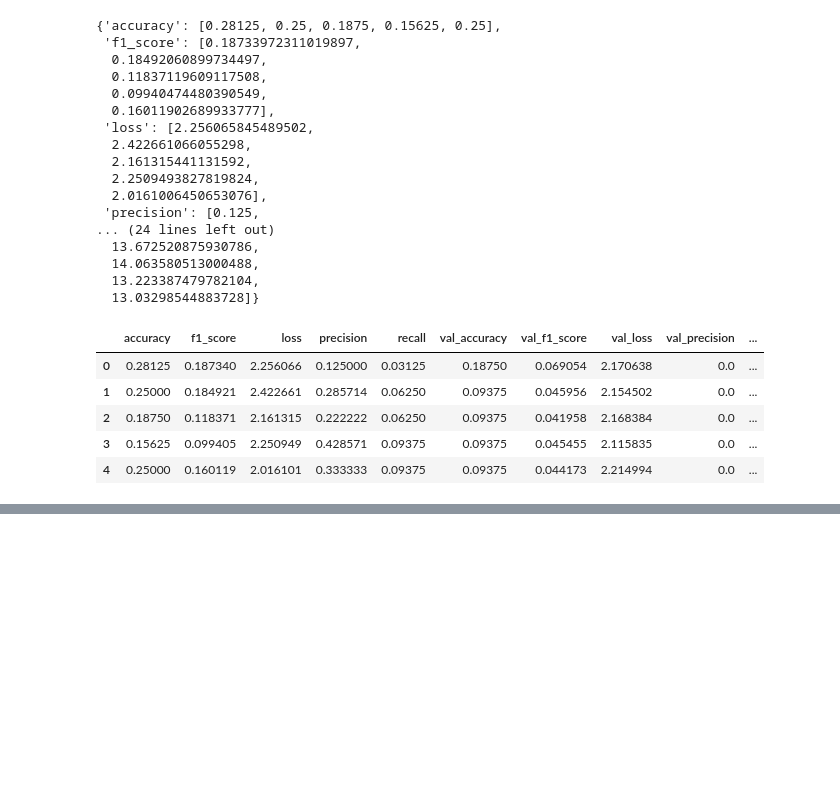
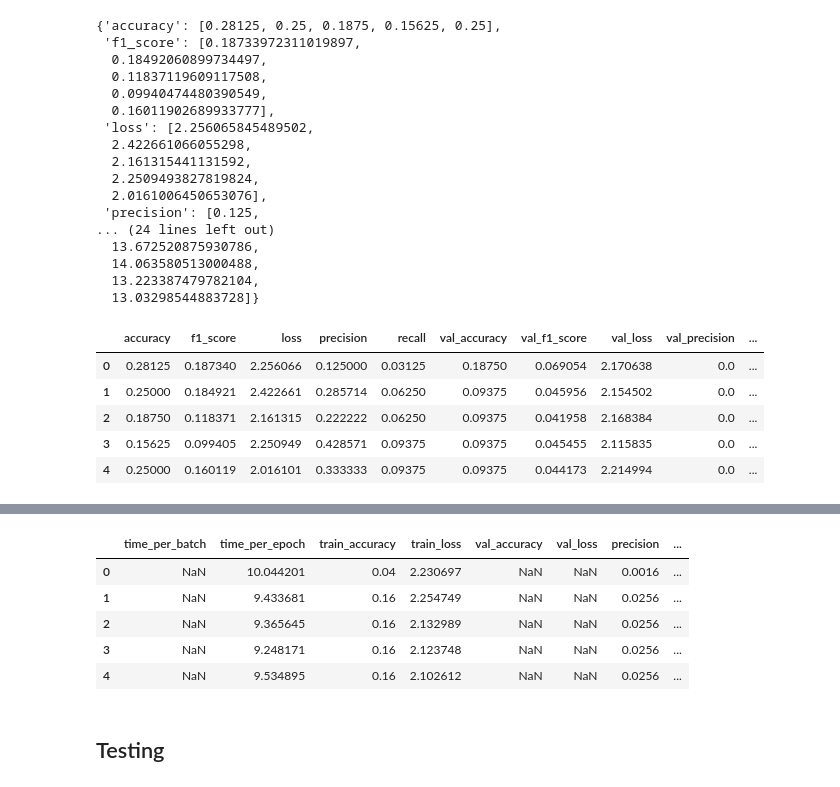
Before and after one commit to Arnav0405/ConvLSTMPyTorchLightning, a Jupyter notebook: transferLearning.ipynb, the cells around one changed output, grey strips where cells are left out. Cells and saved outputs as stored; diff of their text form; code cells hidden in the pictures; blank space fills up the shorter version.

Commit message:
VideoMAE Setup

```diff
--- a/transferLearning.ipynb
+++ b/transferLearning.ipynb
@@ -346,0 +399,2 @@ results_df
+# %%
+MODEL = VideoMAEClassifier(num_classes=8)
@@ -346,0 +576,15 @@ results_df
+# %%
+train_dataloader =  get_dataloader(train_dataset, subset_ratio=0.1, batch_size=16)
+val_dataloader =  get_dataloader(val_dataset, subset_ratio=None, batch_size=16)
+test_dataloader =  get_dataloader(test_dataset, subset_ratio=None, batch_size=16)
+# %%
+results = training_loop(
+    MODEL,
+    train_dataloader,
+    val_dataloader,
+    epochs=100,
+    learning_rate=2e-4,
+    early_stopping_patience=10,
+    checkpoint_path='best_model_3DResNet.pth',
+    lr_patience=2
+)
@@ -346,0 +605,14 @@ results_df
+# %%
+results_df = pd.DataFrame.from_dict(results, orient="index").T
+results_df.to_csv("VideoMAE_Results.csv")
+# %%
+results_df
+# %% [output]
+|  | time_per_batch | time_per_epoch | train_accuracy | train_loss | val_accuracy | val_loss | precision | ... |
+| 0 | NaN | 10.044201 | 0.04 | 2.230697 | NaN | NaN | 0.0016 | ... |
+| 1 | NaN | 9.433681 | 0.16 | 2.254749 | NaN | NaN | 0.0256 | ... |
+| 2 | NaN | 9.365645 | 0.16 | 2.132989 | NaN | NaN | 0.0256 | ... |
+| 3 | NaN | 9.248171 | 0.16 | 2.123748 | NaN | NaN | 0.0256 | ... |
+| 4 | NaN | 9.534895 | 0.16 | 2.102612 | NaN | NaN | 0.0256 | ... |
+# %% [markdown]
+## Testing
```
Also changed, not shown: parts of 28 cells of this notebook, 6 other files.
